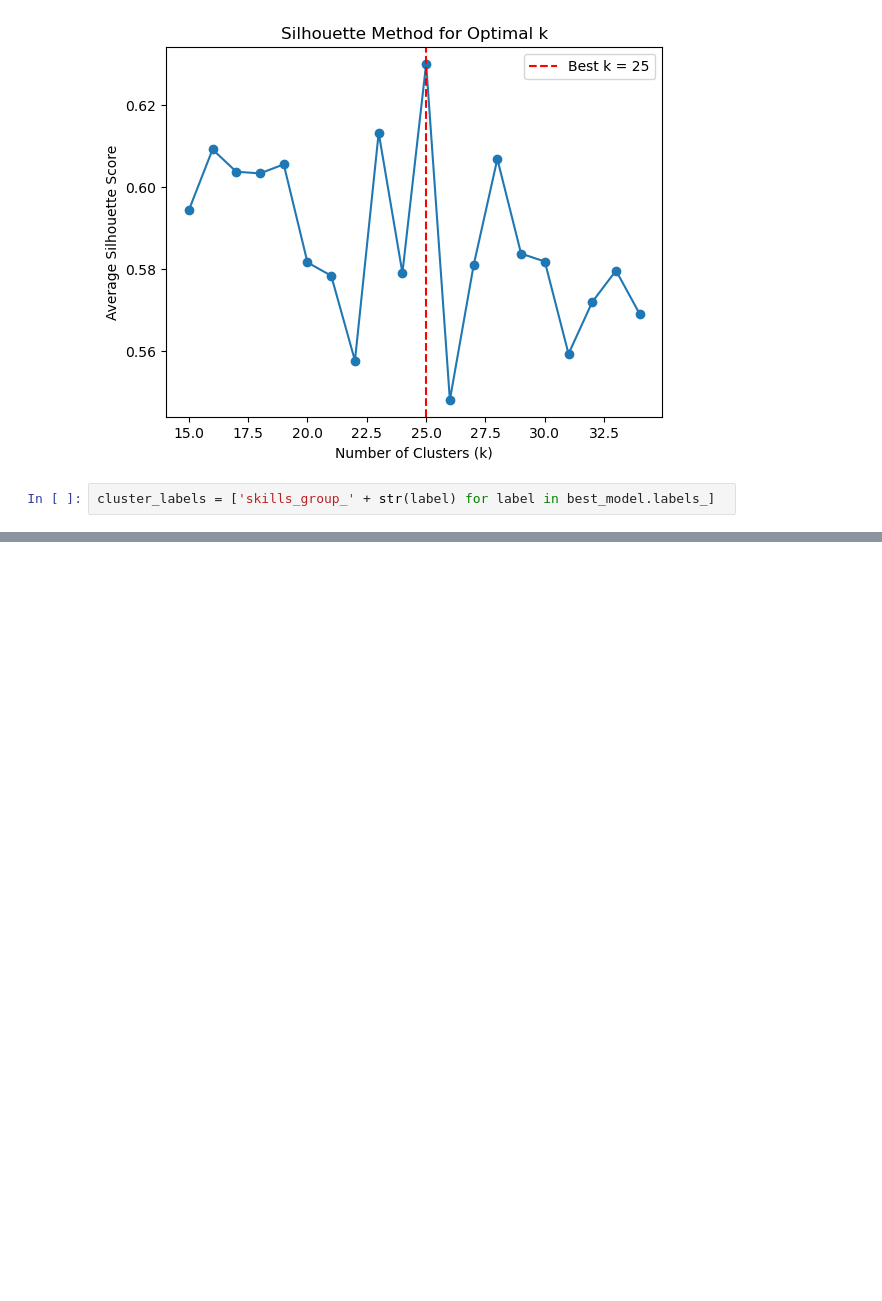
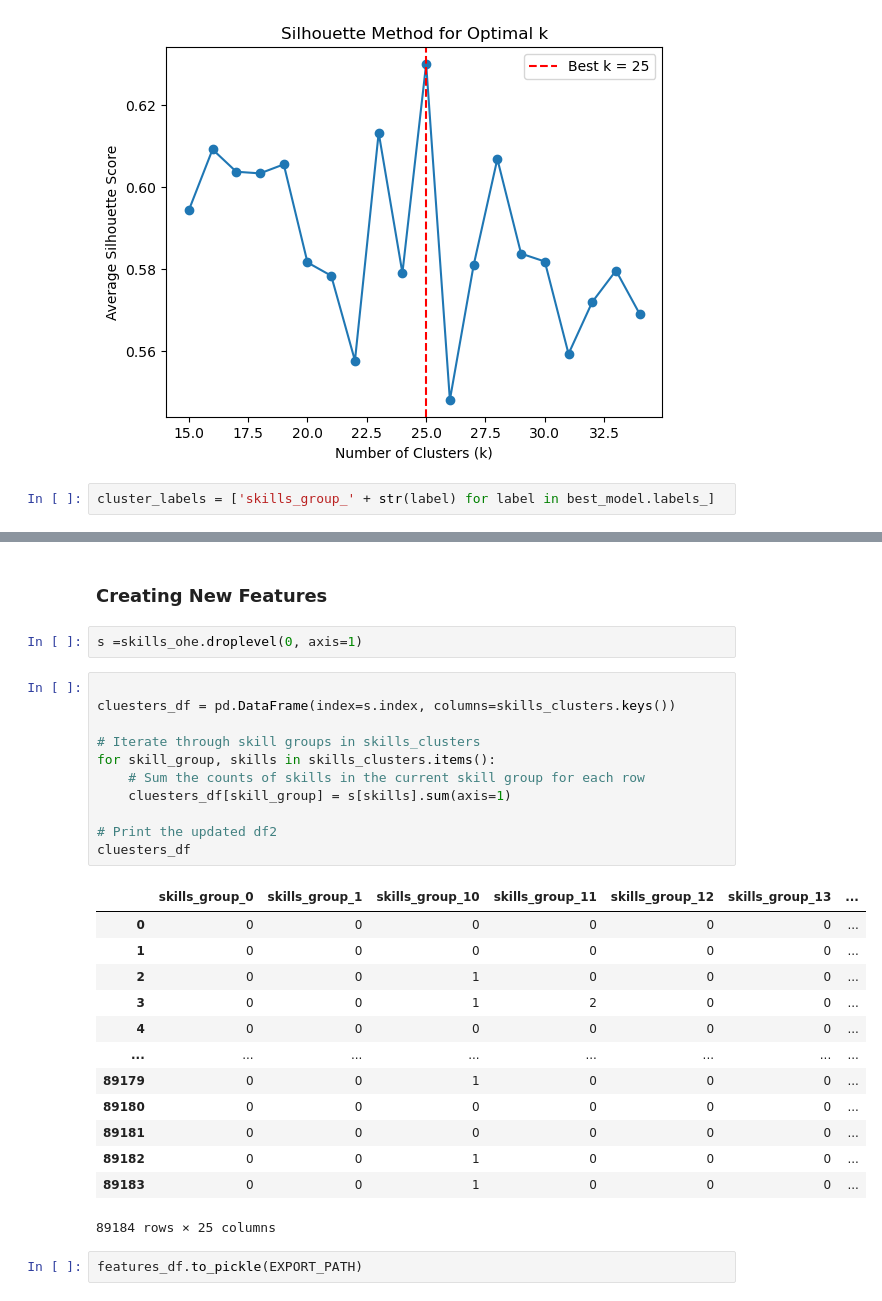
Before and after one commit to MuhamedGad/End2End-Projct, a Jupyter notebook: notebooks/03_Feature_Engineering.ipynb, the cells around one changed output, grey strips where cells are left out. Cells and saved outputs as stored; diff of their text form; blank space fills up the shorter version.

Commit message:
Create New df using Clusters

```diff
--- a/notebooks/03_Feature_Engineering.ipynb
+++ b/notebooks/03_Feature_Engineering.ipynb
@@ -165,0 +146,31 @@ MultiIndex([( 'LanguageHaveWorkedWith',                        ''),
+# %% [markdown]
+### Creating New Features
+# %%
+s =skills_ohe.droplevel(0, axis=1)
+# %%
+
+cluesters_df = pd.DataFrame(index=s.index, columns=skills_clusters.keys())
+
+# Iterate through skill groups in skills_clusters
+for skill_group, skills in skills_clusters.items():
+    # Sum the counts of skills in the current skill group for each row
+    cluesters_df[skill_group] = s[skills].sum(axis=1)
+
+# Print the updated df2
+cluesters_df
+# %% [output]
+|  | skills_group_0 | skills_group_1 | skills_group_10 | skills_group_11 | skills_group_12 | skills_group_13 | ... |
+| 0 | 0 | 0 | 0 | 0 | 0 | 0 | ... |
+| 1 | 0 | 0 | 0 | 0 | 0 | 0 | ... |
+| 2 | 0 | 0 | 1 | 0 | 0 | 0 | ... |
+| 3 | 0 | 0 | 1 | 2 | 0 | 0 | ... |
+| 4 | 0 | 0 | 0 | 0 | 0 | 0 | ... |
+| ... | ... | ... | ... | ... | ... | ... | ... |
+| 89179 | 0 | 0 | 1 | 0 | 0 | 0 | ... |
+| 89180 | 0 | 0 | 0 | 0 | 0 | 0 | ... |
+| 89181 | 0 | 0 | 0 | 0 | 0 | 0 | ... |
+| 89182 | 0 | 0 | 1 | 0 | 0 | 0 | ... |
+| 89183 | 0 | 0 | 1 | 0 | 0 | 0 | ... |
+89184 rows × 25 columns
+# %%
+features_df.to_pickle(EXPORT_PATH)
```
Also changed, not shown: parts of 4 cells of this notebook.
